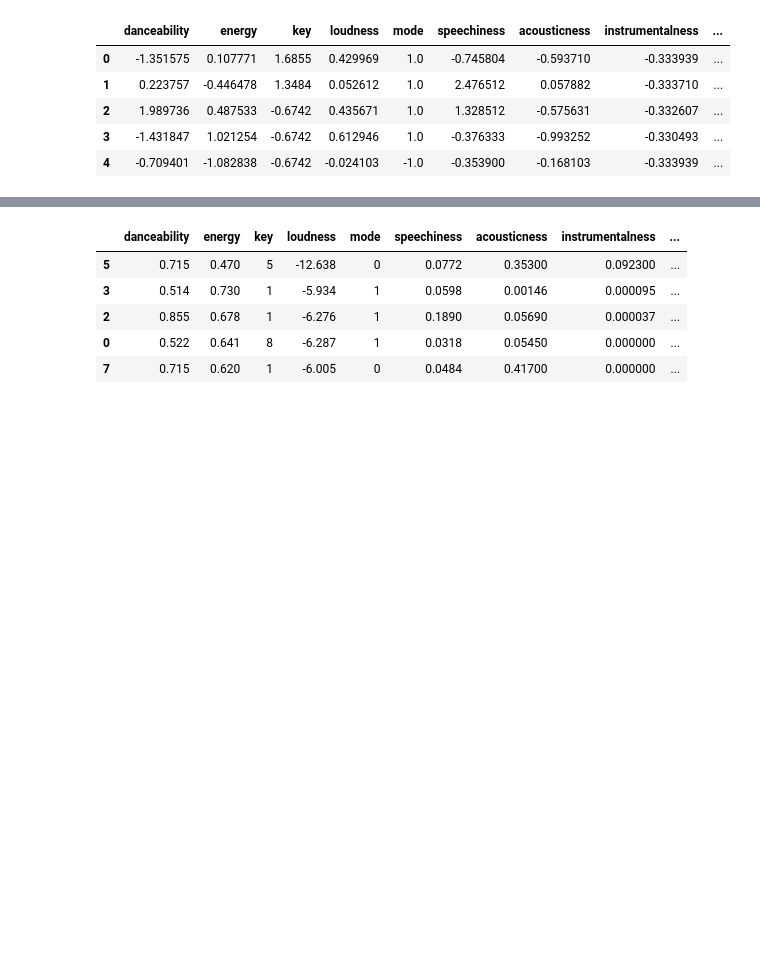
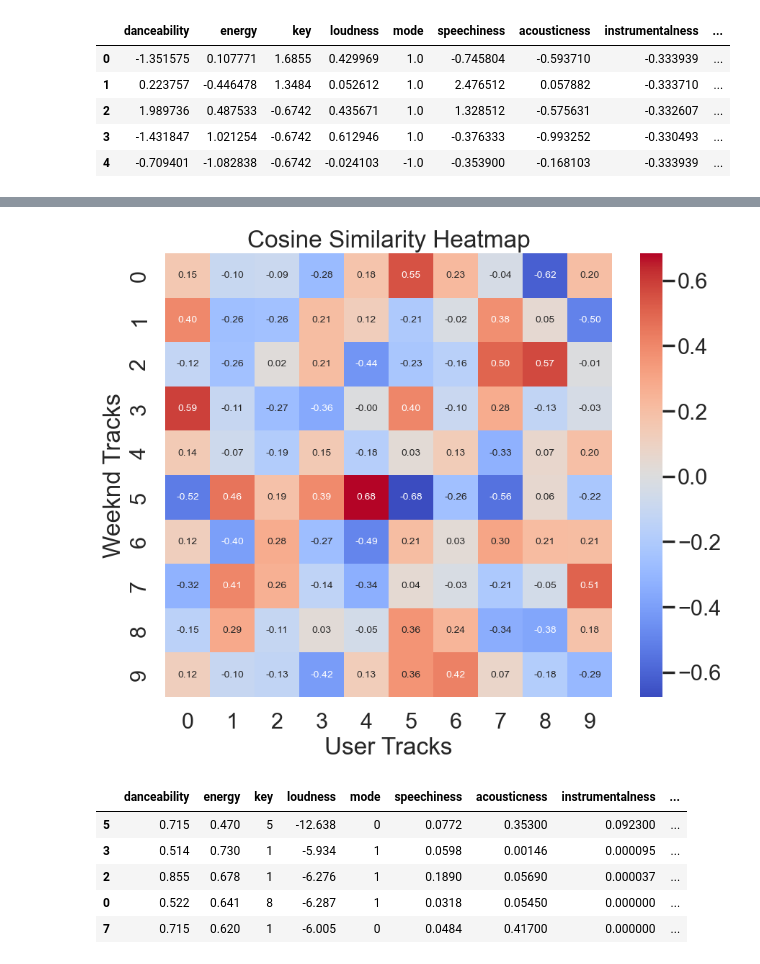
Before and after one commit to tashado/Team5-Project1, a Jupyter notebook: UserDataDailyMix.ipynb, the cells around one changed output, grey strips where cells are left out. Saved outputs shown, nothing was run; the diff lists cells and outputs as text; code cells hidden in the pictures; blank space fills up the shorter version.

Commit message:
add heatmap and small finalisations

```diff
--- a/UserDataDailyMix.ipynb
+++ b/UserDataDailyMix.ipynb
@@ -415,6 +427,18 @@ similarity_df
 | 7 | -0.322536 | 0.406763 | 0.263235 | -0.135957 | -0.337470 | 0.043581 | -0.026239 | -0.212431 | -0.048910 | 0.507025 |
 | 8 | -0.150868 | 0.287781 | -0.108203 | 0.026373 | -0.054031 | 0.362283 | 0.238673 | -0.343011 | -0.375437 | 0.179432 |
 | 9 | 0.118062 | -0.102270 | -0.127394 | -0.415042 | 0.126486 | 0.360543 | 0.421124 | 0.074626 | -0.184547 | -0.294974 |
+# %%
+# Create heatmap to visualise similarity data
+
+plt.figure(figsize=(10, 8))
+# Create heatmap
+sns.heatmap(similarity_df, cmap='coolwarm', annot=True, fmt=".2f", annot_kws={"fontsize": 10})
+plt.title('Cosine Similarity Heatmap')
+plt.xlabel('User Tracks')
+plt.ylabel('Weeknd Tracks')
+plt.show()
+# %% [output]
+[figure, added]
 # %%
 
 # Find the best similarity for each track in top_weeknd_z_scores
```
Also changed, not shown: parts of 9 cells of this notebook, 1 other file.
